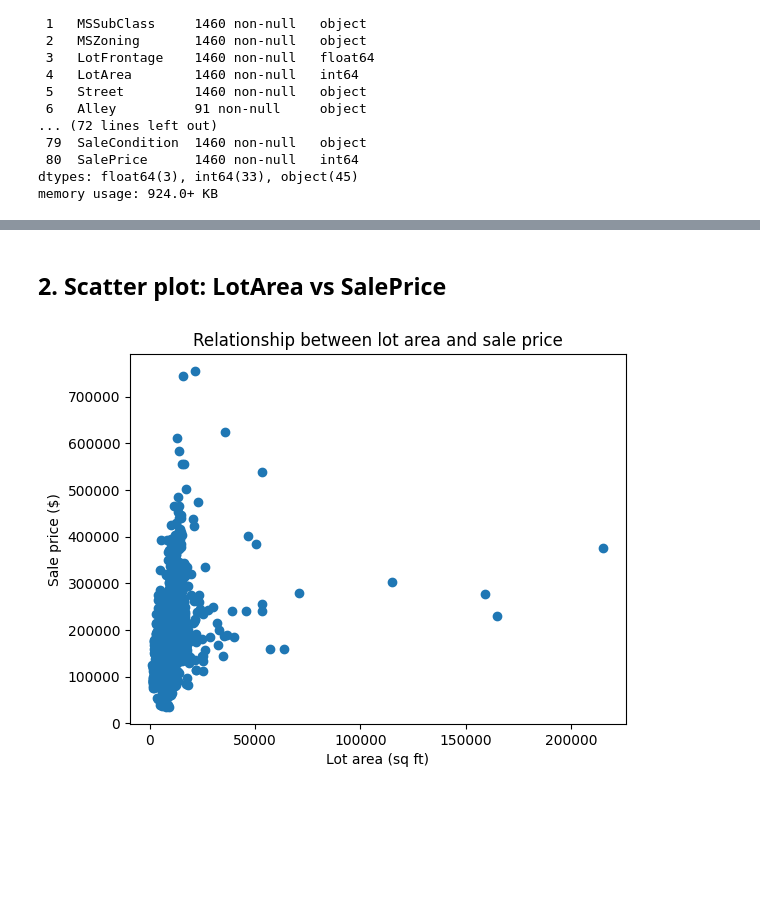
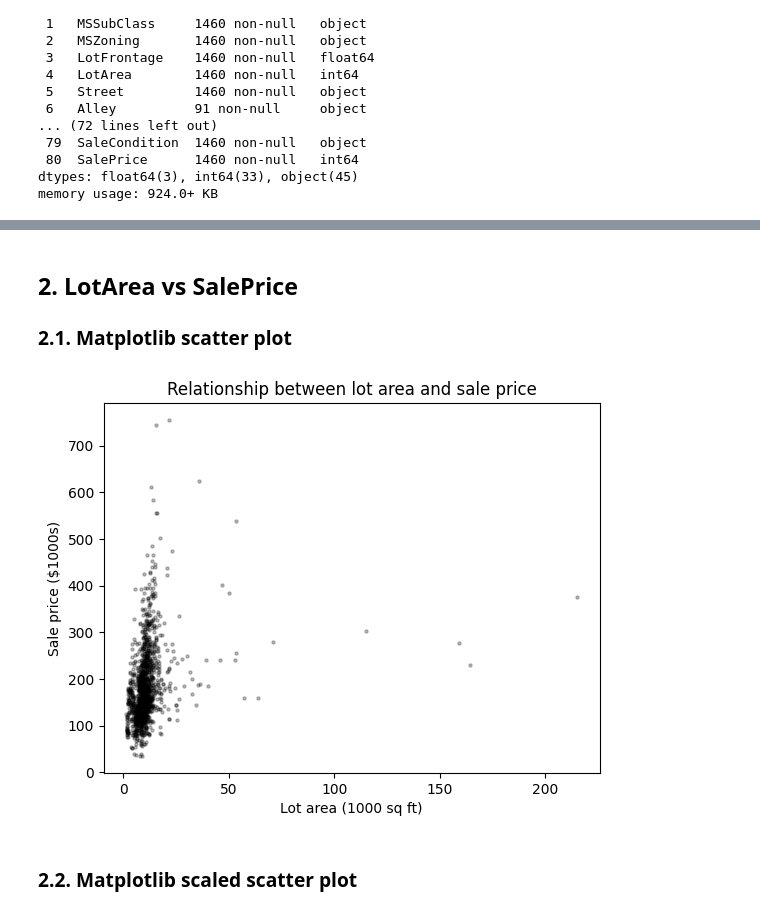
Before and after one commit to pallavitalasila26/FSA_devops, a Jupyter notebook: notebooks/unit2/lesson_11/Lesson_11_activity_solution.ipynb, the cells around one changed output, grey strips where cells are left out. Cells and saved outputs as stored; diff of their text form; code cells hidden in the pictures; blank space fills up the shorter version.

```diff
--- a/notebooks/unit2/lesson_11/Lesson_11_activity_solution.ipynb
+++ b/notebooks/unit2/lesson_11/Lesson_11_activity_solution.ipynb
@@ -54,0 +58,3 @@ memory usage: 924.0+ KB
+# %%
+# Convert sale year to string so we can handle it as a categorical variable
+df['YrSold'] = df['YrSold'].astype(str)
@@ -67,11 +109,17 @@ plt.show()
 # %% [markdown]
-## 2. Scatter plot: LotArea vs SalePrice
+## 2. LotArea vs SalePrice
+
+### 2.1. Matplotlib scatter plot
 # %%
 # Create scatter plot
 plt.title('Relationship between lot area and sale price')
-plt.scatter(df['LotArea'], df['SalePrice'])
-plt.xlabel('Lot area (sq ft)')
-plt.ylabel('Sale price ($)')
+plt.scatter(df['LotArea'], df['SalePrice'], s=5, alpha=0.25, color='black')
+plt.xlabel('Lot area (1000 sq ft)')
+plt.ylabel('Sale price ($1000s)')
+plt.gca().xaxis.set_major_formatter(FuncFormatter(lambda x, p: f'{x/1000:.0f}'))
+plt.gca().yaxis.set_major_formatter(FuncFormatter(lambda x, p: f'{x/1000:.0f}'))
 plt.show()
 # %% [output]
-[figure, old version]
+[figure, new version]
+# %% [markdown]
+### 2.2. Matplotlib scaled scatter plot
```
Also changed, not shown: parts of 57 cells of this notebook.
